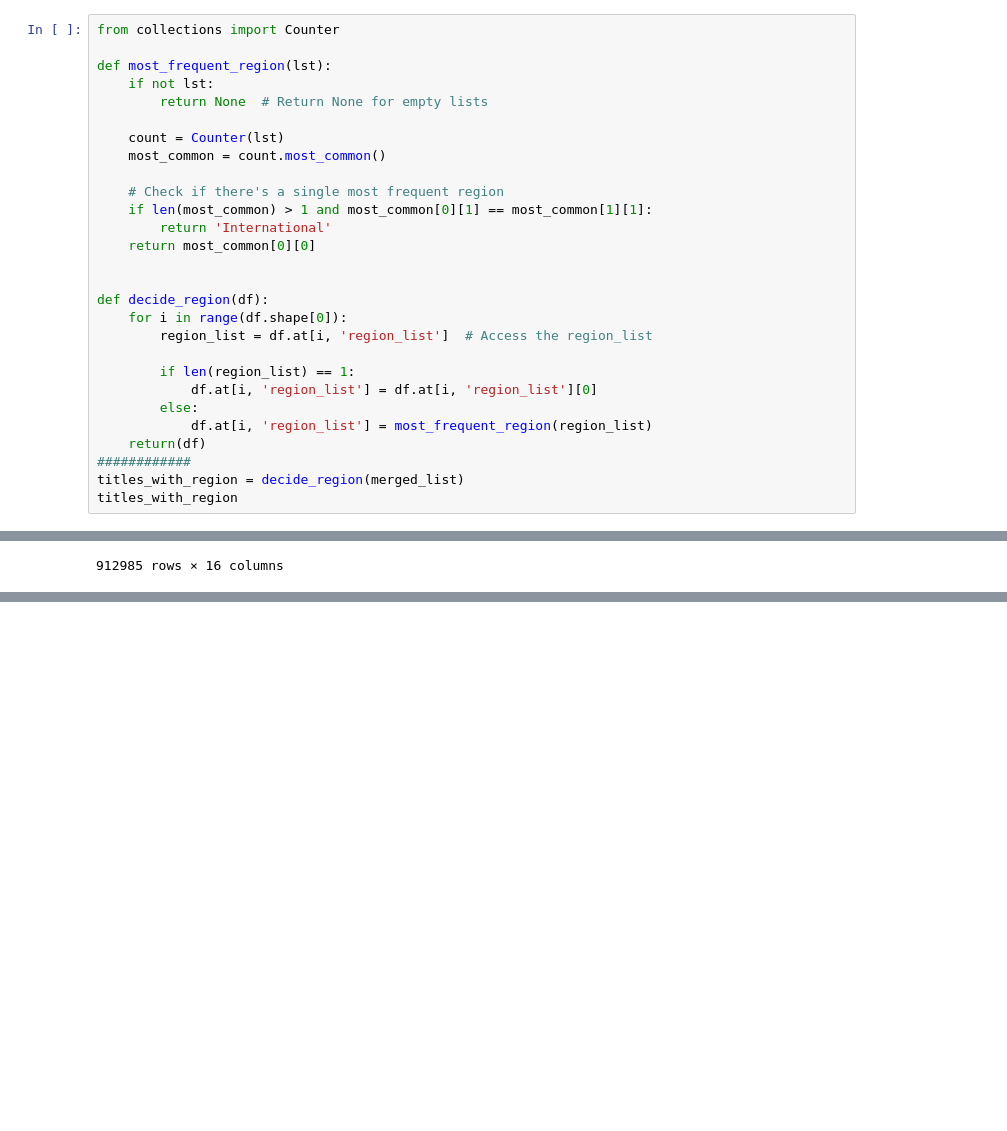
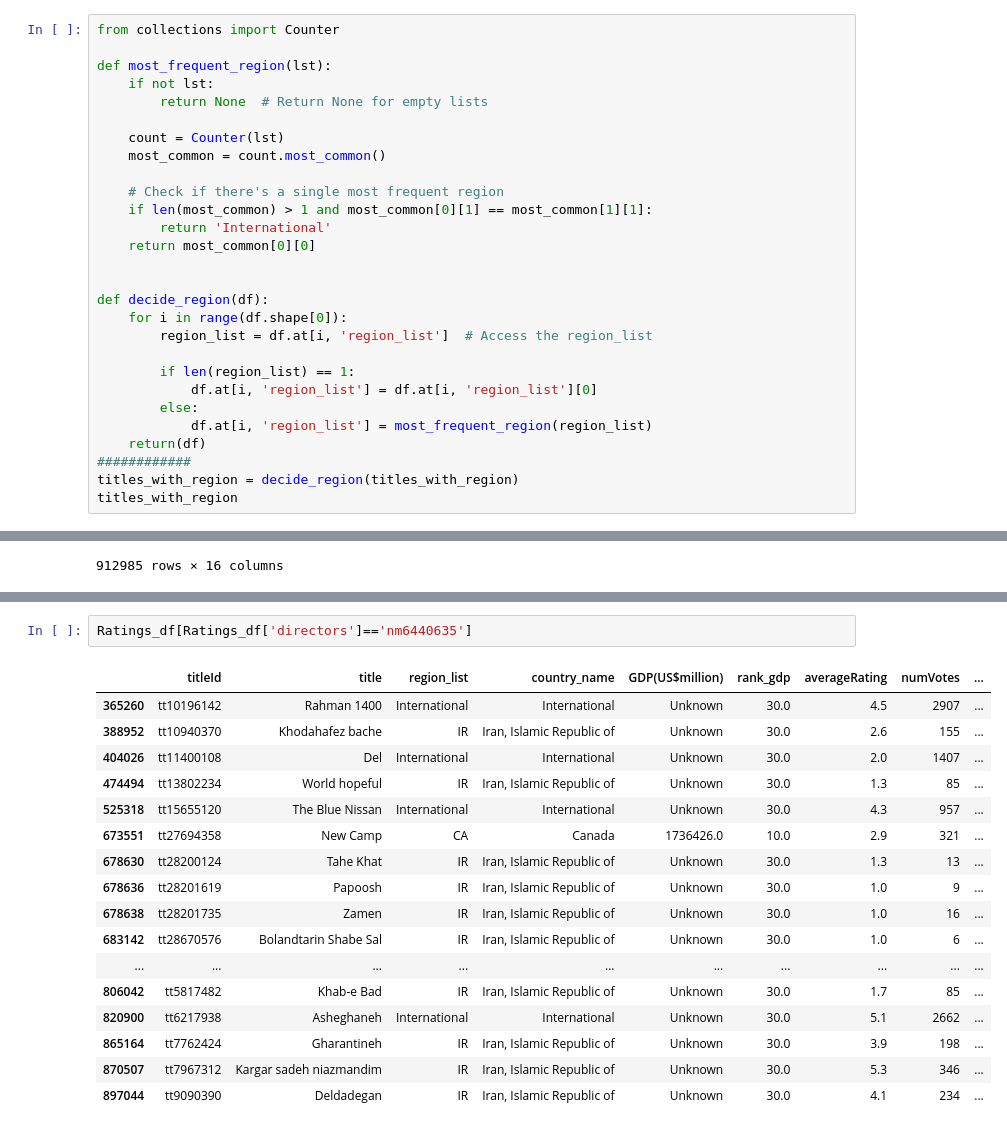
Before and after one commit to zorndog/Python-Project, a Jupyter notebook: Untitled.ipynb, the cells around one changed output, grey strips where cells are left out. Drawn from its saved outputs; the diff is of its cells as text; blank space fills up the shorter version.

```diff
--- a/Untitled.ipynb
+++ b/Untitled.ipynb
@@ -59,7 +58,7 @@ def decide_region(df):
             df.at[i, 'region_list'] = most_frequent_region(region_list)
     return(df)
 ############
-titles_with_region = decide_region(merged_list)
+titles_with_region = decide_region(titles_with_region)
 titles_with_region
 # %% [output]
 |  | titleId | title | region_list |
@@ -340,0 +373,20 @@ TypeError: loop of ufunc does not support argument 0 of type str which has no ca
+# %%
+Ratings_df[Ratings_df['directors']=='nm6440635']
+# %% [output]
+|  | titleId | title | region_list | country_name | GDP(US$million) | rank_gdp | averageRating | numVotes | ... |
+| 365260 | tt10196142 | Rahman 1400 | International | International | Unknown | 30.0 | 4.5 | 2907 | ... |
+| 388952 | tt10940370 | Khodahafez bache | IR | Iran, Islamic Republic of | Unknown | 30.0 | 2.6 | 155 | ... |
+| 404026 | tt11400108 | Del | International | International | Unknown | 30.0 | 2.0 | 1407 | ... |
+| 474494 | tt13802234 | World hopeful | IR | Iran, Islamic Republic of | Unknown | 30.0 | 1.3 | 85 | ... |
+| 525318 | tt15655120 | The Blue Nissan | International | International | Unknown | 30.0 | 4.3 | 957 | ... |
+| 673551 | tt27694358 | New Camp | CA | Canada | 1736426.0 | 10.0 | 2.9 | 321 | ... |
+| 678630 | tt28200124 | Tahe Khat | IR | Iran, Islamic Republic of | Unknown | 30.0 | 1.3 | 13 | ... |
+| 678636 | tt28201619 | Papoosh | IR | Iran, Islamic Republic of | Unknown | 30.0 | 1.0 | 9 | ... |
+| 678638 | tt28201735 | Zamen | IR | Iran, Islamic Republic of | Unknown | 30.0 | 1.0 | 16 | ... |
+| 683142 | tt28670576 | Bolandtarin Shabe Sal | IR | Iran, Islamic Republic of | Unknown | 30.0 | 1.0 | 6 | ... |
+| ... | ... | ... | ... | ... | ... | ... | ... | ... | ... |
+| 806042 | tt5817482 | Khab-e Bad | IR | Iran, Islamic Republic of | Unknown | 30.0 | 1.7 | 85 | ... |
+| 820900 | tt6217938 | Asheghaneh | International | International | Unknown | 30.0 | 5.1 | 2662 | ... |
+| 865164 | tt7762424 | Gharantineh | IR | Iran, Islamic Republic of | Unknown | 30.0 | 3.9 | 198 | ... |
+| 870507 | tt7967312 | Kargar sadeh niazmandim | IR | Iran, Islamic Republic of | Unknown | 30.0 | 5.3 | 346 | ... |
+| 897044 | tt9090390 | Deldadegan | IR | Iran, Islamic Republic of | Unknown | 30.0 | 4.1 | 234 | ... |
```
Also changed, not shown: parts of 10 cells of this notebook, 1 other file.
